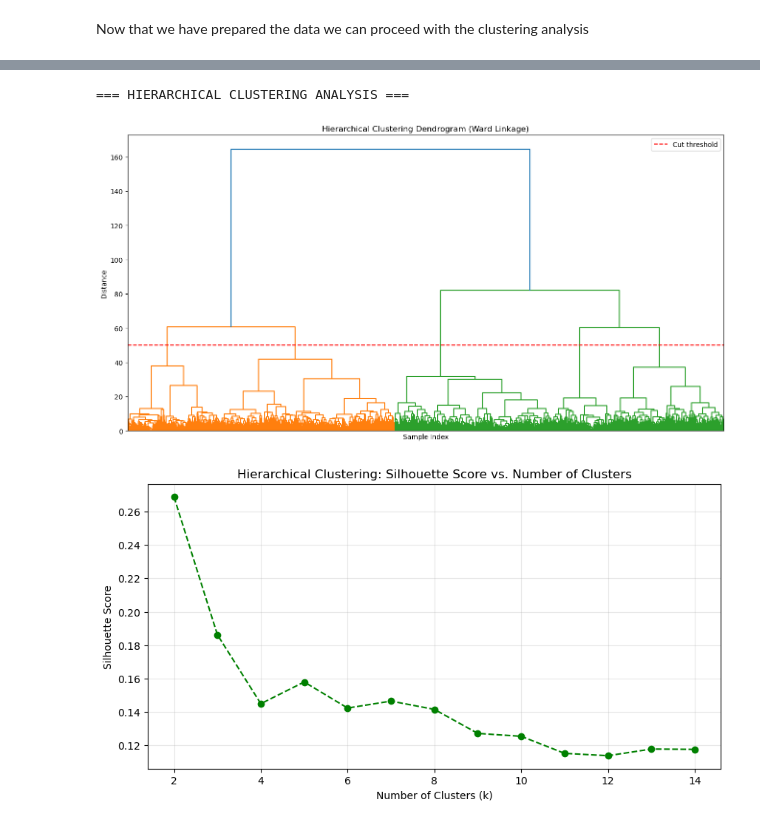
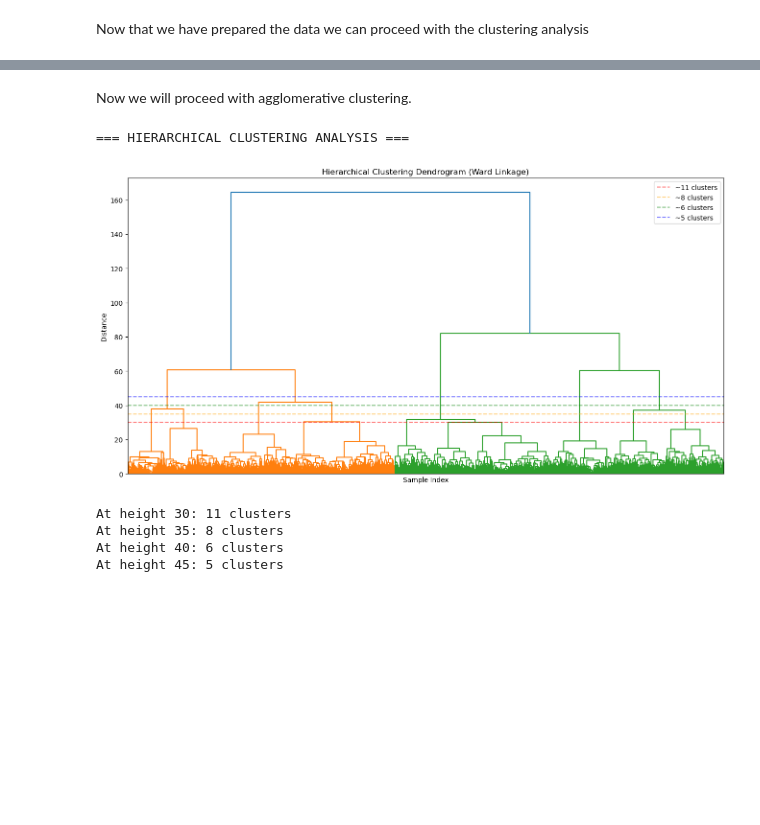
Before and after one commit to sergioqueber/assignment-6-mle-polski-team, a Jupyter notebook: 6. Candidate Test 2022 II.ipynb, the cells around one changed output, grey strips where cells are left out. Saved outputs shown, nothing was run; the diff lists cells and outputs as text; code cells hidden in the pictures; blank space fills up the shorter version.

Commit message:
Added clustering analysis

```diff
--- a/6. Candidate Test 2022 II.ipynb
+++ b/6. Candidate Test 2022 II.ipynb
@@ -350,40 +392,36 @@ kmeans_cluster
+# %% [markdown]
+Now we will proceed with agglomerative clustering.
 # %%
 from scipy.cluster.hierarchy import dendrogram, linkage
+from scipy.cluster.hierarchy import fcluster
 
 print("\n=== HIERARCHICAL CLUSTERING ANALYSIS ===")
 
 # Create linkage matrix using Ward's method
 linkage_matrix = linkage(X_scaled, method='ward')
 
 # Plot dendrogram
 plt.figure(figsize=(16, 8))
 dendrogram(linkage_matrix, no_labels=True)
 plt.title('Hierarchical Clustering Dendrogram (Ward Linkage)')
 plt.xlabel('Sample Index')
 plt.ylabel('Distance')
-plt.axhline(y=50, color='r', linestyle='--', label='Cut threshold')
+plt.axhline(y=30, color='red', linestyle='--', label='~11 clusters', alpha=0.5)
+plt.axhline(y=35, color='orange', linestyle='--', label='~8 clusters', alpha=0.5)
+plt.axhline(y=40, color='green', linestyle='--', label='~6 clusters', alpha=0.5)
+plt.axhline(y=45, color='blue', linestyle='--', label='~5 clusters', alpha=0.5)
 plt.legend()
 plt.show()
 
-# Fit Agglomerative Clustering with different numbers of clusters
-
-silhouette_scores_agg = []
-k_range_agg = range(2, 15)
-
-for k in k_range_agg:
-    agg_cluster = AgglomerativeClustering(n_clusters=k, linkage='ward')
-    labels = agg_cluster.fit_predict(X_scaled)
-    silhouette_scores_agg.append(silhouette_score(X_scaled, labels))
-
-# Plot Silhouette Scores
-plt.figure(figsize=(10, 5))
-plt.plot(k_range_agg, silhouette_scores_agg, marker='o', linestyle='--', color='green')
-plt.xlabel('Number of Clusters (k)')
-plt.ylabel('Silhouette Score')
-plt.title('Hierarchical Clustering: Silhouette Score vs. Number of Clusters')
-plt.grid(True, alpha=0.3)
-plt.show()
+# Try different heights
+for height in [30, 35, 40, 45]:
+    clusters = fcluster(linkage_matrix, height, criterion='distance')
+    n_clusters = len(set(clusters))
+    print(f"At height {height}: {n_clusters} clusters")
 # %% [output]
 === HIERARCHICAL CLUSTERING ANALYSIS ===
-[figure, old version]
+[figure, new version]
-[figure, removed]
+At height 30: 11 clusters
+At height 35: 8 clusters
+At height 40: 6 clusters
+At height 45: 5 clusters
```
Also changed, not shown: parts of 11 cells of this notebook.
